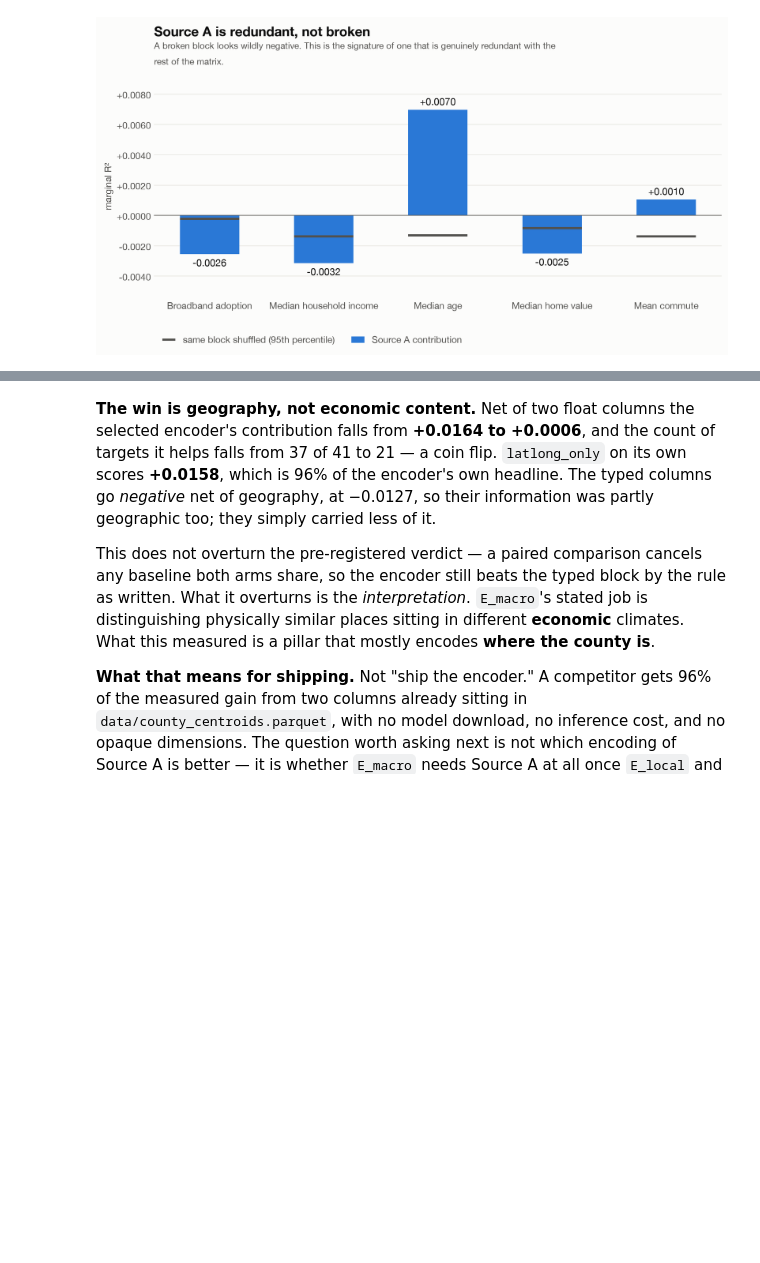
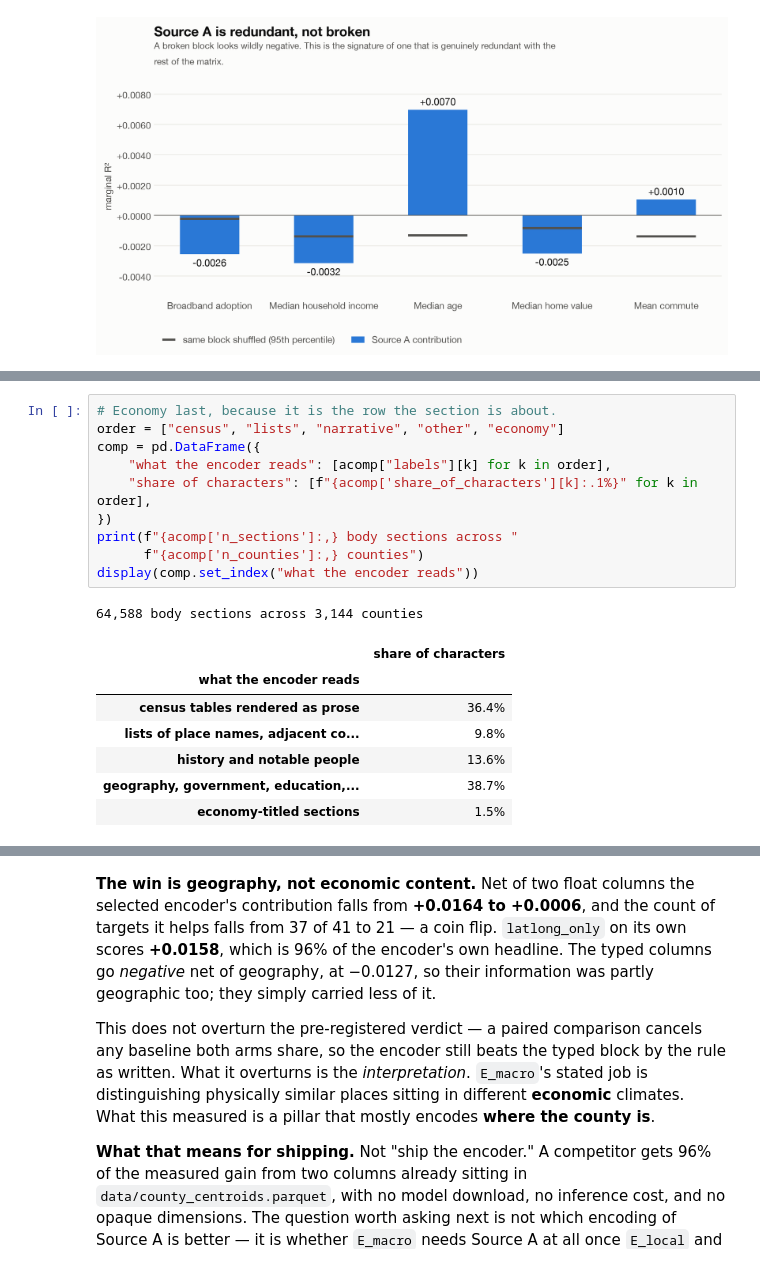
Before and after one commit to Max-Garcia-06/macro_embeddings, a Jupyter notebook: analysis-output/E_macro_pillar_worth_2026-08-13.ipynb, the cells around one changed output, grey strips where cells are left out. Saved outputs shown, nothing was run; the diff lists cells and outputs as text; blank space fills up the shorter version.

```diff
--- a/analysis-output/E_macro_pillar_worth_2026-08-13.ipynb
+++ b/analysis-output/E_macro_pillar_worth_2026-08-13.ipynb
@@ -882 +951,20 @@ encoder fixes it.
+# %%
+# Economy last, because it is the row the section is about.
+order = ["census", "lists", "narrative", "other", "economy"]
+comp = pd.DataFrame({
+    "what the encoder reads": [acomp["labels"][k] for k in order],
+    "share of characters": [f"{acomp['share_of_characters'][k]:.1%}" for k in order],
+})
+print(f"{acomp['n_sections']:,} body sections across "
+      f"{acomp['n_counties']:,} counties")
+display(comp.set_index("what the encoder reads"))
+# %% [output]
+64,588 body sections across 3,144 counties
+|  | share of characters |
+| what the encoder reads |  |
+| census tables rendered as prose | 36.4% |
+| lists of place names, adjacent co... | 9.8% |
+| history and notable people | 13.6% |
+| geography, government, education,... | 38.7% |
+| economy-titled sections | 1.5% |
 # %% [markdown]
```
Also changed, not shown: parts of 17 cells of this notebook, 1 other file.
